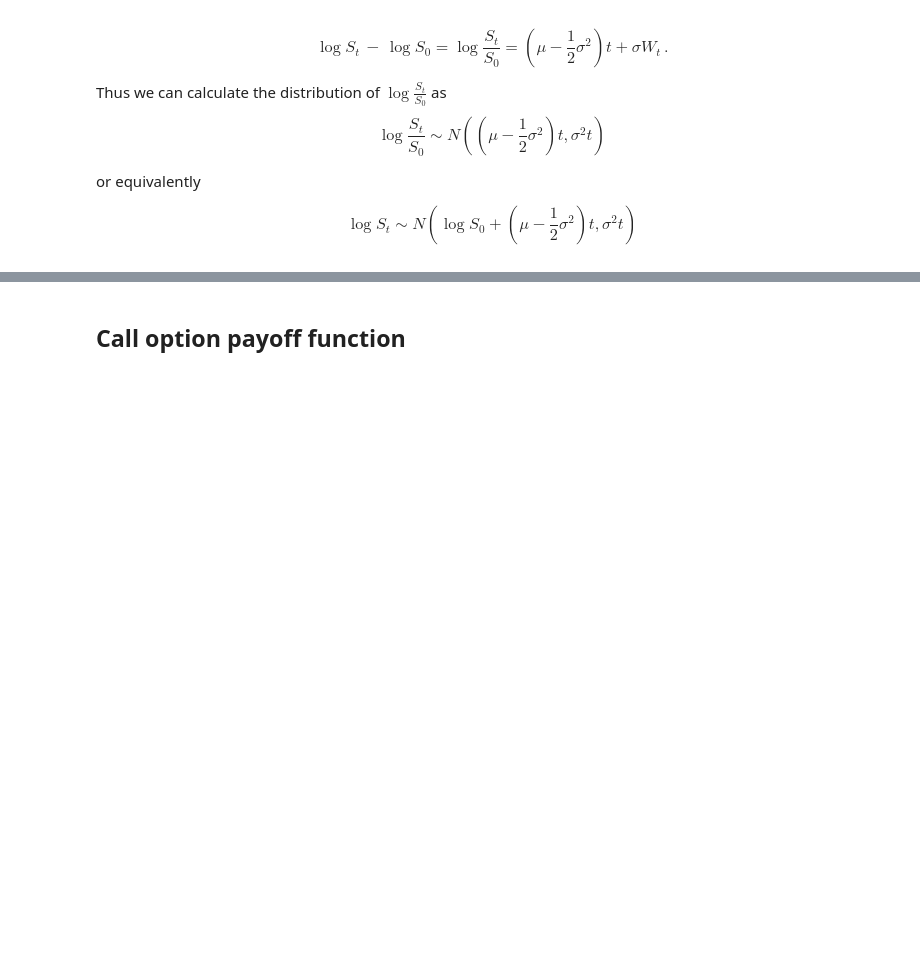
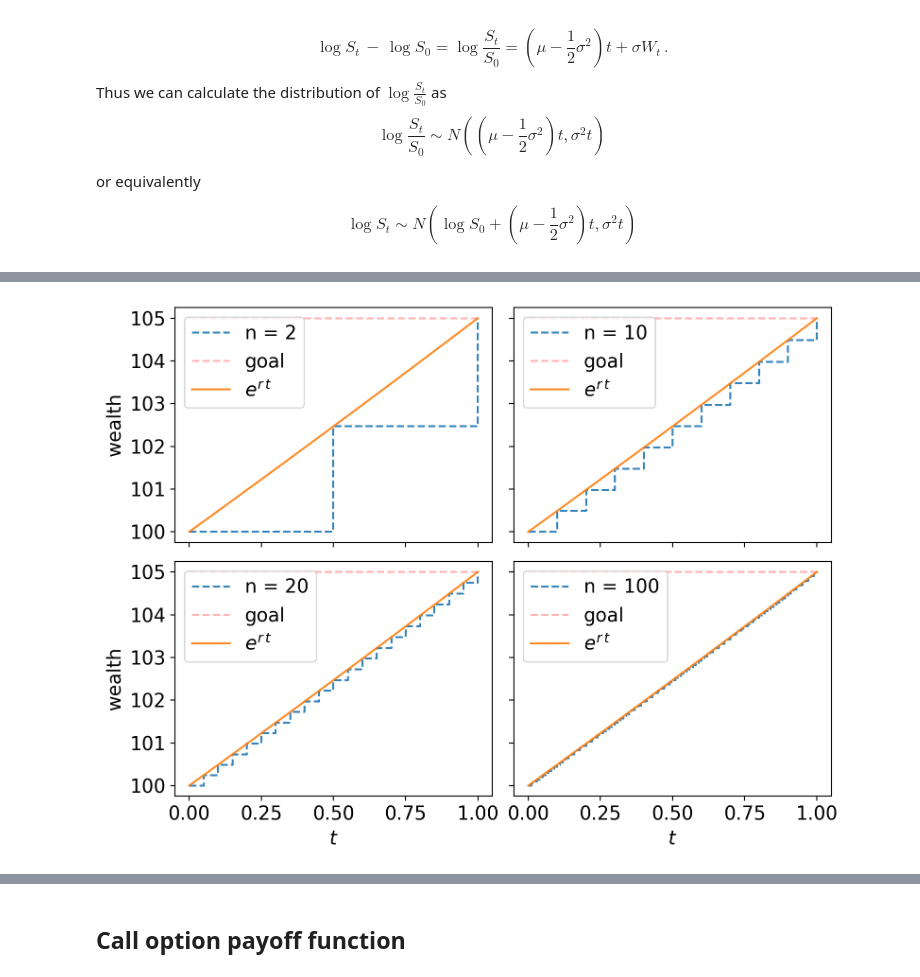
Before and after one commit to leandro-sbetancourt/kcl-continuous-time-finance, a Jupyter notebook: notebooks/Ch5-Continuous-time models.ipynb, the cells around one changed output, grey strips where cells are left out. Cells and saved outputs as stored; diff of their text form; code cells hidden in the pictures; blank space fills up the shorter version.

```diff
--- a/notebooks/Ch5-Continuous-time models.ipynb
+++ b/notebooks/Ch5-Continuous-time models.ipynb
@@ -55,0 +96,50 @@ plt.show()
+# %%
+n1 = 2
+n2 = 10
+n3 = 20
+n4 = 100
+
+T = 1
+time1, cash1, _ = get_cash_growth(initial_cash = initial_cash, periods = n1, interest_rate_to_match = R, end_time = T)
+time2, cash2, _ = get_cash_growth(initial_cash = initial_cash, periods = n2, interest_rate_to_match = R, end_time = T)
+time3, cash3, _ = get_cash_growth(initial_cash = initial_cash, periods = n3, interest_rate_to_match = R, end_time = T)
+time4, cash4, _ = get_cash_growth(initial_cash = initial_cash, periods = n4, interest_rate_to_match = R, end_time = T)
+
+time_exp = np.linspace(0,T,1_000)
+cash_exp = initial_cash*np.exp(r_exp*time_exp)
+# %%
+fig, ax = plt.subplots(2, 2, sharex=True, sharey=True, figsize=(8, 6))
+fig.tight_layout(pad=3)
+
+ax[0,0].step(time1, cash1, where='post', linestyle = '--', alpha = 0.9)
+ax[0,0].hlines(y = initial_cash*(1+R), xmin = 0, xmax=T, colors='red', linestyle = '--', alpha = 0.3)
+ax[0,0].plot(time_exp, cash_exp, linestyle = '-', alpha = 0.9)
+ax[0,0].legend([f'n = {n1}','goal','$e^{r\,t}$'])
+
+ax[0,1].step(time2, cash2, where='post', linestyle = '--', alpha = 0.9)
+ax[0,1].hlines(y = initial_cash*(1+R), xmin = 0, xmax=T, colors='red', linestyle = '--', alpha = 0.3)
+ax[0,1].plot(time_exp, cash_exp, linestyle = '-', alpha = 0.9)
+ax[0,1].legend([f'n = {n2}','goal','$e^{r\,t}$'])
+
+ax[1,0].step(time3, cash3, where='post', linestyle = '--', alpha = 0.9)
+ax[1,0].hlines(y = initial_cash*(1+R), xmin = 0, xmax=T, colors='red', linestyle = '--', alpha = 0.3)
+ax[1,0].plot(time_exp, cash_exp, linestyle = '-', alpha = 0.9)
+ax[1,0].legend([f'n = {n3}','goal','$e^{r\,t}$'])
+
+ax[1,1].step(time4, cash4, where='post', linestyle = '--', alpha = 0.9)
+ax[1,1].hlines(y = initial_cash*(1+R), xmin = 0, xmax=T, colors='red', linestyle = '--', alpha = 0.3)
+ax[1,1].plot(time_exp, cash_exp, linestyle = '-', alpha = 0.9)
+ax[1,1].legend([f'n = {n4}','goal','$e^{r\,t}$'])
+
+resolution_value = 50
+ax[1,0].set_xlabel('$t$')
+ax[1,1].set_xlabel('$t$')
+
+ax[0,0].set_ylabel('wealth')
+ax[1,0].set_ylabel('wealth')
+
+plt.tight_layout()
+plt.savefig('../figures/interest_rates_01.pdf', format="pdf", dpi=resolution_value)
+plt.show()
+# %% [output]
+[figure, added]
```
Also changed, not shown: parts of 12 cells of this notebook.
